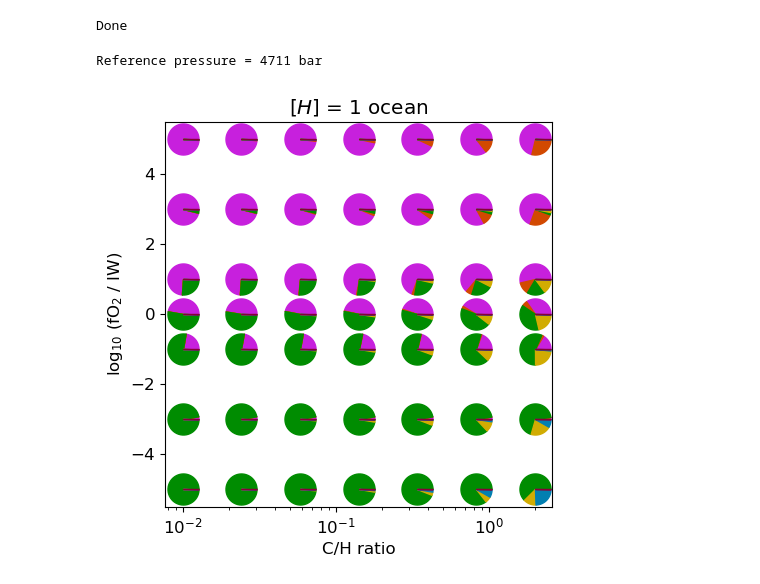
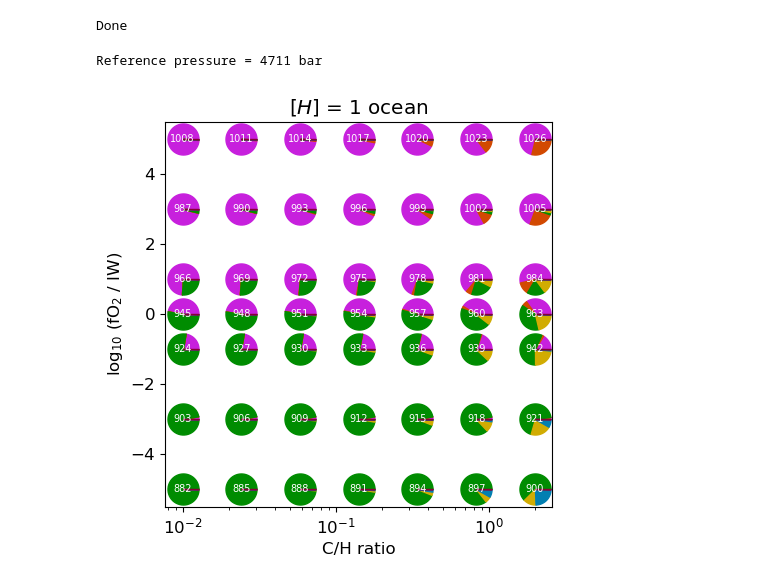
Before and after one commit to nichollsh/proteus_analysis, a Jupyter notebook: composition_pies.ipynb, the cells around one changed output. Drawn from its saved outputs; the diff is of its cells as text; code cells hidden in the pictures.

```diff
--- a/composition_pies.ipynb
+++ b/composition_pies.ipynb
@@ -49,7 +49,7 @@ def _pie(ax, x, y, s, ratios, colors, tris=50):
 
     return ax
 # %%
-def make_pies(x,x_lbl, y,y_lbl, control,plot_casenums=False,plot_controls=False, plot_legend=True, dark_theme=False, logx=False, logy=False, title="", r_ref=800.0, time_idx=-1, outpath="output/recent_pies.pdf"):
+def make_pies(x,x_lbl, y,y_lbl, control,plot_casenums=False,plot_controls=False, plot_psurf=True, plot_legend=True, dark_theme=False, logx=False, logy=False, title="", r_ref=800.0, time_idx=-1, outpath="output/recent_pies.pdf"):
     # Make plot
     x_plt = np.array([], dtype=float) # x variable
     y_plt = np.array([], dtype=float) # y variable
@@ -99,6 +99,12 @@ def make_pies(x,x_lbl, y,y_lbl, control,plot_casenums=False,plot_controls=False,
         # ax.scatter([x_plt[i]], [y_plt[i]],s=r_ref, edgecolor='black', alpha=0.4, color=(1.,1.,1.,0.))
         s = r_ref
         ax = _pie(ax, x_plt[i], y_plt[i], s, ratios, colors)
+        if plot_psurf:
+            ax.text(x_plt[i],y_plt[i],
+                        "%.1f"%np.log10(lg.access_hvars(hvars,"P_surf",time_idx)[c_plt[i]]),
+                        color="white",
+                        horizontalalignment="center", verticalalignment="center",
+                        fontsize=11)
 
     # Legend
     if plot_legend:
@@ -112,7 +118,7 @@ def make_pies(x,x_lbl, y,y_lbl, control,plot_casenums=False,plot_controls=False,
 
     if plot_casenums:
         for i in range(len(x_plt)):
-            ax.text(x_plt[i],y_plt[i],c_plt[i],fontsize=7, color='magenta', horizontalalignment='center', verticalalignment='center')
+            ax.text(x_plt[i],y_plt[i],c_plt[i],fontsize=7, color='white', horizontalalignment='center', verticalalignment='center')
 
     if plot_controls:
         control_str = "Control variables:\n"
@@ -138,33 +144,34 @@ def make_pies(x,x_lbl, y,y_lbl, control,plot_casenums=False,plot_controls=False,
 # %%
 # Variables
 x = cvars["CH_ratio"];      x_lbl = "C/H ratio";                    logx=True
 y = cvars["fO2_shift_IW"];  y_lbl = "log$_{10}$ (fO$_{2}$ / IW)";   logy=False
 control = {"mean_distance":3.0, "hydrogen_earth_oceans":1.0}
 
 plot_controls = False
-plot_casenums = False
+plot_casenums = True
+plot_psurf =    False
 title         = r"$[H]$ = %d ocean%s"%(control["hydrogen_earth_oceans"], "s" if (control["hydrogen_earth_oceans"]!=1) else "" )
 r_ref         = 500.0
 
 outpath       = "output/recent_pies.pdf"
 plot_legend   = False
 time_idx      = -1
 dark          = False
 # y_lbl         = ""
 
 if dark:
     COLOR = 'white'
 else:
     COLOR = 'black'
 
 mpl.rcParams['text.color'] = COLOR
 mpl.rcParams['axes.labelcolor'] = COLOR
 mpl.rcParams['xtick.color'] = COLOR
 mpl.rcParams['ytick.color'] = COLOR
 mpl.rcParams['axes.edgecolor'] = COLOR
 
-make_pies(x,x_lbl, y,y_lbl, control, logx=logx, logy=logy, time_idx=time_idx, dark_theme=dark,
+make_pies(x,x_lbl, y,y_lbl, control, logx=logx, logy=logy, time_idx=time_idx, dark_theme=dark, plot_psurf=plot_psurf,
           plot_casenums=plot_casenums, plot_controls=plot_controls, plot_legend=plot_legend, title=title, r_ref=r_ref, outpath=outpath)
 # %% [output]
 Reference pressure = 4711 bar
-[figure, old version]
+[figure, new version]
```
Also changed, not shown: 1 other file.
